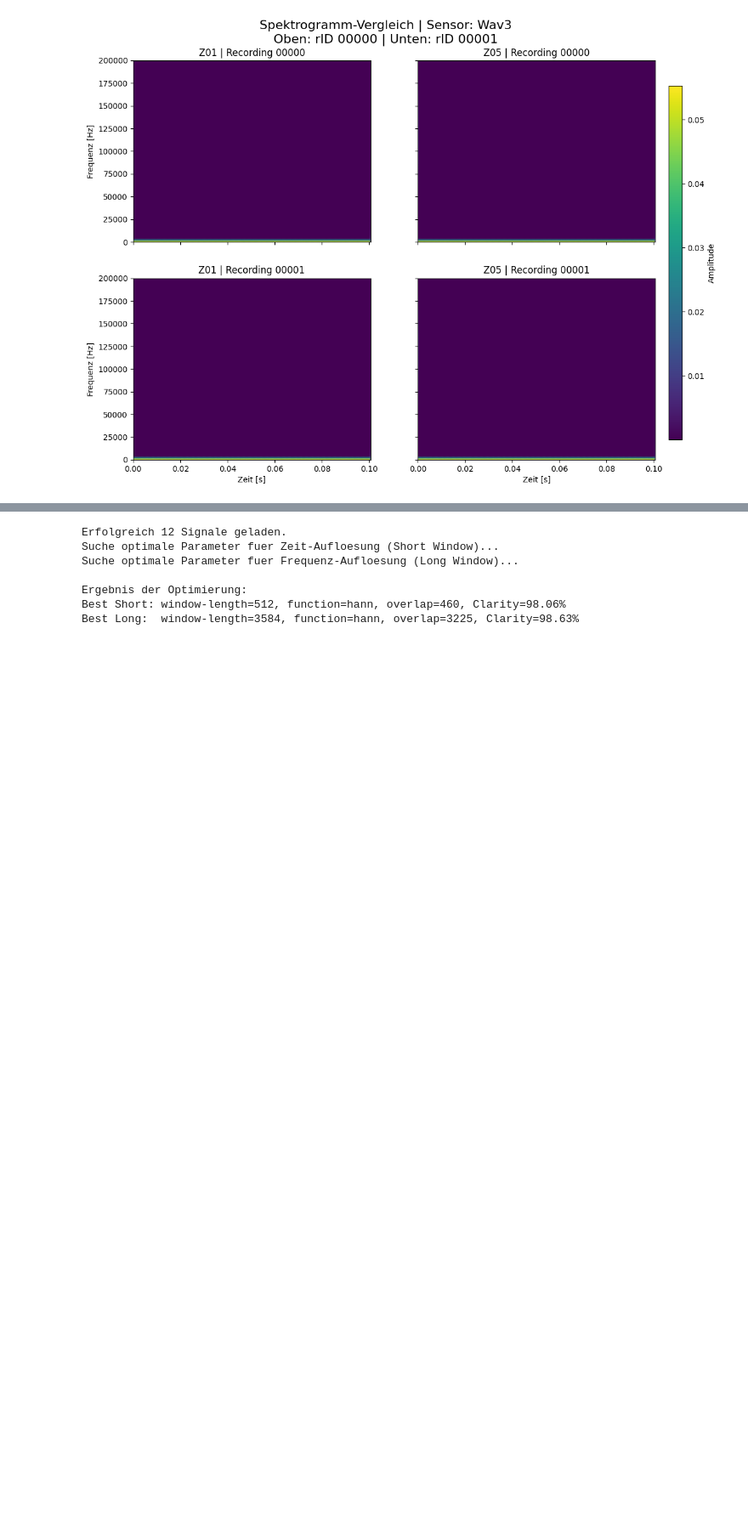
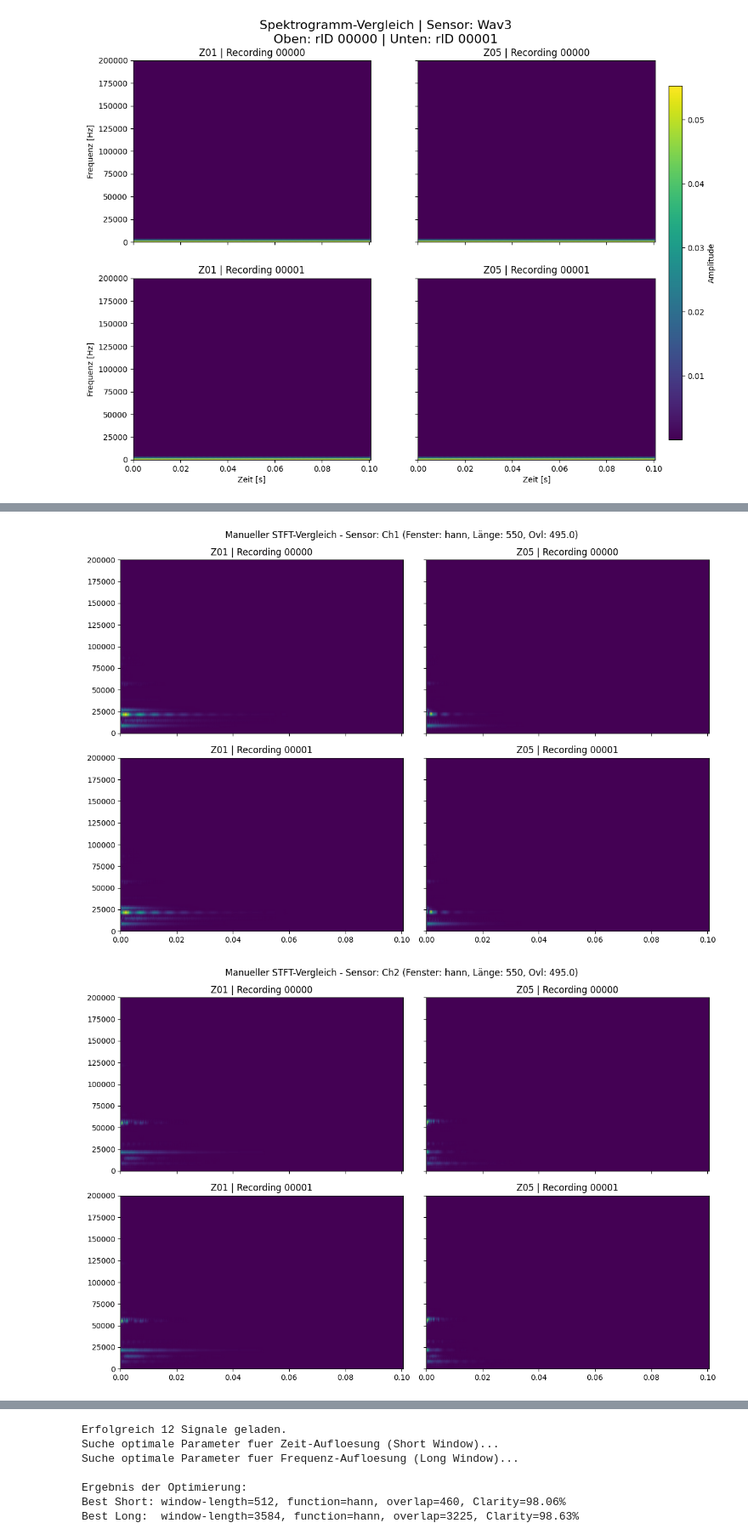
Before and after one commit to BGielczynski/AI_diagnostics, a Jupyter notebook: Task_1/src/presentation.ipynb, the cells around one changed output, grey strips where cells are left out. Shown at 85% size. Saved outputs shown, nothing was run; the diff lists cells and outputs as text; code cells hidden in the pictures; blank space fills up the shorter version.

```diff
--- a/Task_1/src/presentation.ipynb
+++ b/Task_1/src/presentation.ipynb
@@ -283,0 +261,23 @@ $\Rightarrow$ insgesamt sahen die Spektrogramme bei einer Überlappung von 50% a
+# %%
+# Manuelle STFT-Parameter zum Testen
+NPS = 550
+NOV = NPS * 0.9   # Percent of overlapping
+WIN = 'hann'
+# WIN = 'hamming'
+# WIN = 'blackman'
+# WIN = 'boxcar'
+
+for sid in ["Ch1", "Ch2"]:
+  fig, axes = plt.subplots(2, 2, figsize=(12, 8), sharex=True, sharey=True)
+  fig.suptitle(f"Manueller STFT-Vergleich - Sensor: {sid} (Fenster: {WIN}, Länge: {NPS}, Ovl: {NOV})")
+  for i, rid in enumerate(["00000", "00001"]):
+     for j, spc in enumerate(["Z01", "Z05"]):
+         row = df[(df.rID == rid) & (df.spec == spc) & (df.sID == sid)].iloc[0]
+         f, t, Zxx = calculate_stft(row.sig, row.fs, nperseg=NPS, noverlap=NOV, window=WIN)
+         axes[i,j].pcolormesh(t, f, np.abs(Zxx)**1.7, shading='gouraud')
+         axes[i,j].set_ylim(0, 200000)
+         axes[i,j].set_title(f"{spc} | Recording {rid}")
+  plt.tight_layout(); plt.show()
+# %% [output]
+[figure, added]
+[figure, added]
```
Also changed, not shown: parts of 4 cells of this notebook, 2 other files.
